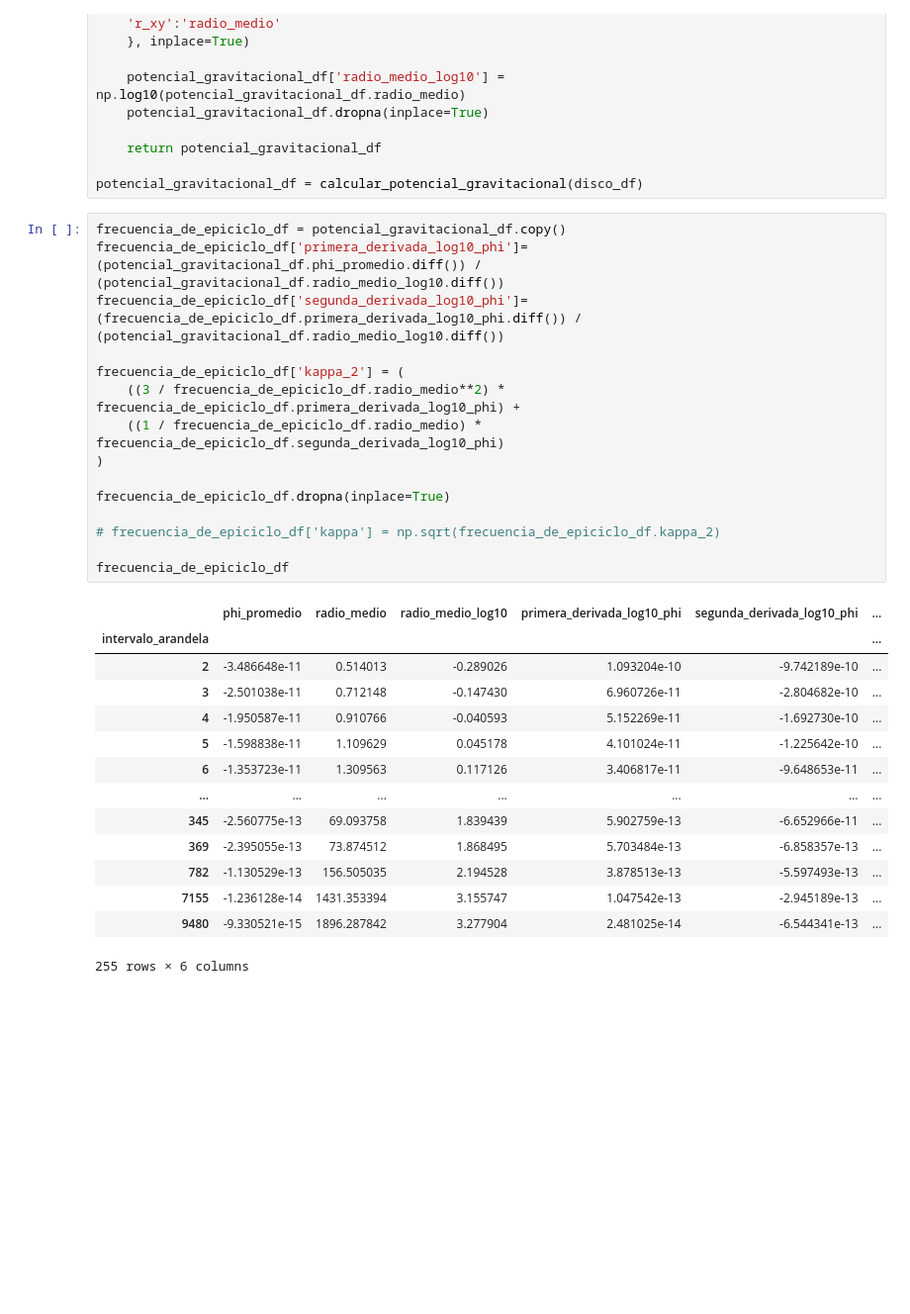
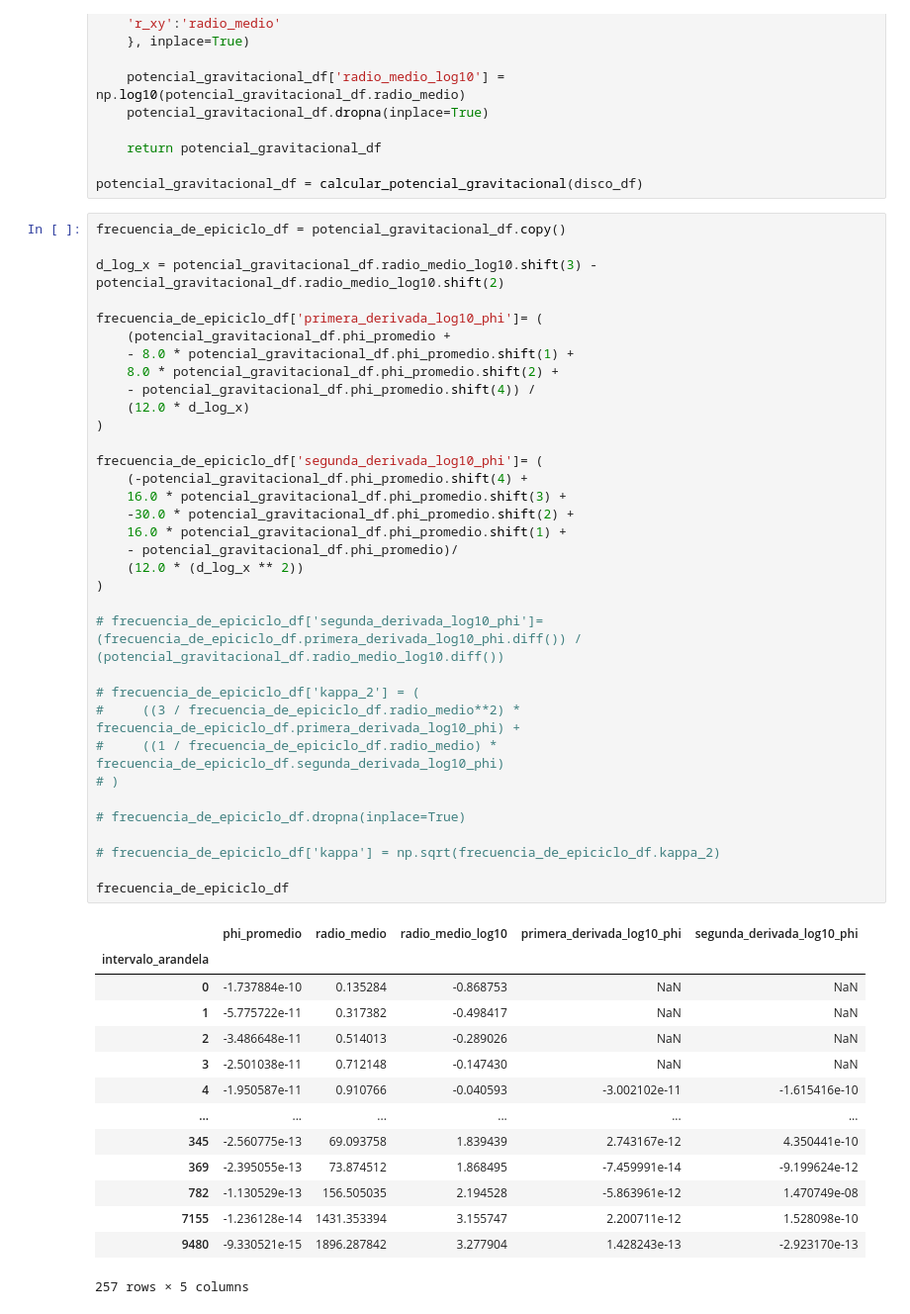
Before and after one commit to sperezp23/Analizador_de_Galaxias, a Jupyter notebook: Ensayos.ipynb, the cells around one changed output. Shown at 99% size. Cells and saved outputs as stored; diff of their text form; blank space fills up the shorter version.

Commit message:
Update: 'Derivadas versión preliminar'

```diff
--- a/Ensayos.ipynb
+++ b/Ensayos.ipynb
@@ -449,31 +449,50 @@ def calcular_potencial_gravitacional(base_de_datos, delta_r_xy = 0.2):
 potencial_gravitacional_df = calcular_potencial_gravitacional(disco_df)
 # %%
 frecuencia_de_epiciclo_df = potencial_gravitacional_df.copy()
-frecuencia_de_epiciclo_df['primera_derivada_log10_phi']= (potencial_gravitacional_df.phi_promedio.diff()) / (potencial_gravitacional_df.radio_medio_log10.diff())
-frecuencia_de_epiciclo_df['segunda_derivada_log10_phi']= (frecuencia_de_epiciclo_df.primera_derivada_log10_phi.diff()) / (potencial_gravitacional_df.radio_medio_log10.diff())
 
-frecuencia_de_epiciclo_df['kappa_2'] = (
-    ((3 / frecuencia_de_epiciclo_df.radio_medio**2) * frecuencia_de_epiciclo_df.primera_derivada_log10_phi) +
-    ((1 / frecuencia_de_epiciclo_df.radio_medio) * frecuencia_de_epiciclo_df.segunda_derivada_log10_phi)
+d_log_x = potencial_gravitacional_df.radio_medio_log10.shift(3) - potencial_gravitacional_df.radio_medio_log10.shift(2)
+
+frecuencia_de_epiciclo_df['primera_derivada_log10_phi']= (
+    (potencial_gravitacional_df.phi_promedio +
+    - 8.0 * potencial_gravitacional_df.phi_promedio.shift(1) +
+    8.0 * potencial_gravitacional_df.phi_promedio.shift(2) +
+    - potencial_gravitacional_df.phi_promedio.shift(4)) /
+    (12.0 * d_log_x)
 )
 
-frecuencia_de_epiciclo_df.dropna(inplace=True)
+frecuencia_de_epiciclo_df['segunda_derivada_log10_phi']= (
+    (-potencial_gravitacional_df.phi_promedio.shift(4) +
+    16.0 * potencial_gravitacional_df.phi_promedio.shift(3) +
+    -30.0 * potencial_gravitacional_df.phi_promedio.shift(2) +
+    16.0 * potencial_gravitacional_df.phi_promedio.shift(1) +
+    - potencial_gravitacional_df.phi_promedio)/
+    (12.0 * (d_log_x ** 2))
+)
+
+# frecuencia_de_epiciclo_df['segunda_derivada_log10_phi']= (frecuencia_de_epiciclo_df.primera_derivada_log10_phi.diff()) / (potencial_gravitacional_df.radio_medio_log10.diff())
+
+# frecuencia_de_epiciclo_df['kappa_2'] = (
+#     ((3 / frecuencia_de_epiciclo_df.radio_medio**2) * frecuencia_de_epiciclo_df.primera_derivada_log10_phi) +
+#     ((1 / frecuencia_de_epiciclo_df.radio_medio) * frecuencia_de_epiciclo_df.segunda_derivada_log10_phi)
+# )
+
+# frecuencia_de_epiciclo_df.dropna(inplace=True)
 
 # frecuencia_de_epiciclo_df['kappa'] = np.sqrt(frecuencia_de_epiciclo_df.kappa_2)
 
 frecuencia_de_epiciclo_df
 # %% [output]
-|  | phi_promedio | radio_medio | radio_medio_log10 | primera_derivada_log10_phi | segunda_derivada_log10_phi | ... |
-| intervalo_arandela |  |  |  |  |  | ... |
-| 2 | -3.486648e-11 | 0.514013 | -0.289026 | 1.093204e-10 | -9.742189e-10 | ... |
-| 3 | -2.501038e-11 | 0.712148 | -0.147430 | 6.960726e-11 | -2.804682e-10 | ... |
-| 4 | -1.950587e-11 | 0.910766 | -0.040593 | 5.152269e-11 | -1.692730e-10 | ... |
-| 5 | -1.598838e-11 | 1.109629 | 0.045178 | 4.101024e-11 | -1.225642e-10 | ... |
-| 6 | -1.353723e-11 | 1.309563 | 0.117126 | 3.406817e-11 | -9.648653e-11 | ... |
-| ... | ... | ... | ... | ... | ... | ... |
-| 345 | -2.560775e-13 | 69.093758 | 1.839439 | 5.902759e-13 | -6.652966e-11 | ... |
-| 369 | -2.395055e-13 | 73.874512 | 1.868495 | 5.703484e-13 | -6.858357e-13 | ... |
-| 782 | -1.130529e-13 | 156.505035 | 2.194528 | 3.878513e-13 | -5.597493e-13 | ... |
-| 7155 | -1.236128e-14 | 1431.353394 | 3.155747 | 1.047542e-13 | -2.945189e-13 | ... |
-| 9480 | -9.330521e-15 | 1896.287842 | 3.277904 | 2.481025e-14 | -6.544341e-13 | ... |
+|  | phi_promedio | radio_medio | radio_medio_log10 | primera_derivada_log10_phi | segunda_derivada_log10_phi |
+| intervalo_arandela |  |  |  |  |  |
+| 0 | -1.737884e-10 | 0.135284 | -0.868753 | NaN | NaN |
+| 1 | -5.775722e-11 | 0.317382 | -0.498417 | NaN | NaN |
+| 2 | -3.486648e-11 | 0.514013 | -0.289026 | NaN | NaN |
+| 3 | -2.501038e-11 | 0.712148 | -0.147430 | NaN | NaN |
+| 4 | -1.950587e-11 | 0.910766 | -0.040593 | -3.002102e-11 | -1.615416e-10 |
+| ... | ... | ... | ... | ... | ... |
+| 345 | -2.560775e-13 | 69.093758 | 1.839439 | 2.743167e-12 | 4.350441e-10 |
+| 369 | -2.395055e-13 | 73.874512 | 1.868495 | -7.459991e-14 | -9.199624e-12 |
+| 782 | -1.130529e-13 | 156.505035 | 2.194528 | -5.863961e-12 | 1.470749e-08 |
+| 7155 | -1.236128e-14 | 1431.353394 | 3.155747 | 2.200711e-12 | 1.528098e-10 |
+| 9480 | -9.330521e-15 | 1896.287842 | 3.277904 | 1.428243e-13 | -2.923170e-13 |
-255 rows × 6 columns
+257 rows × 5 columns
```
Also changed, not shown: 1 other file.
